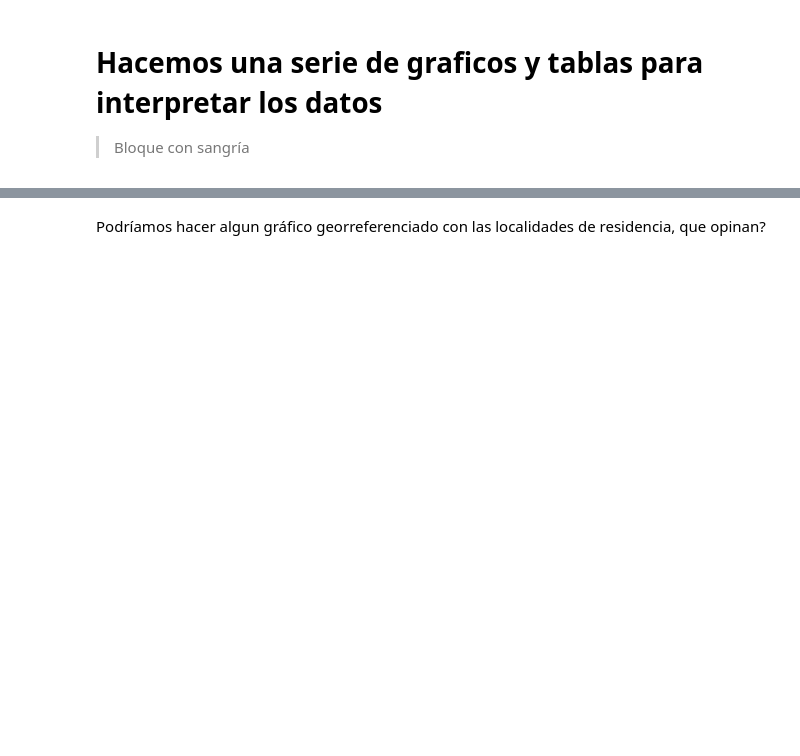
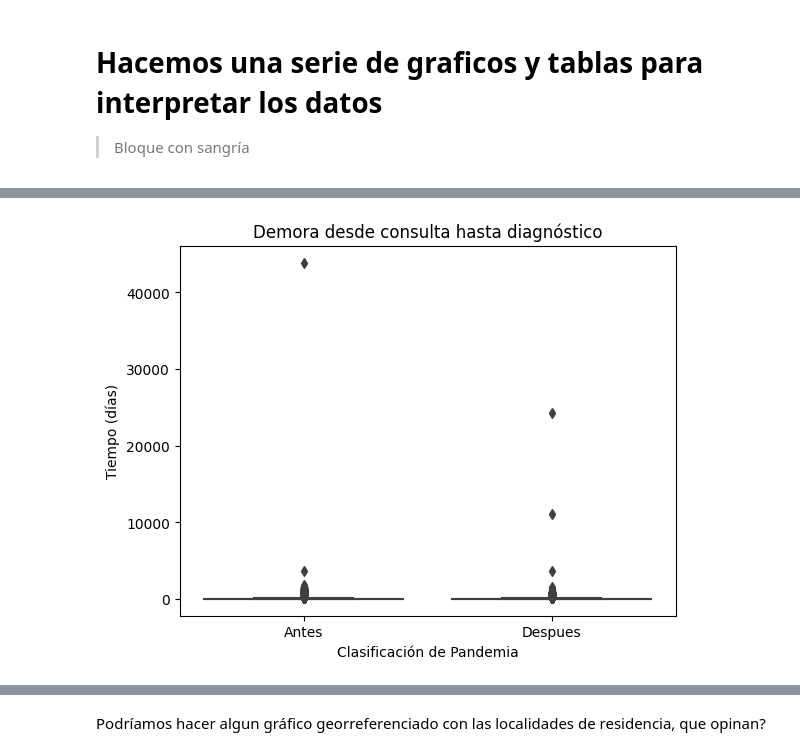
Before and after one commit to rominicky/diplocssoccomp, a Jupyter notebook: trabajo_final_TBC2019al2021(3).ipynb, the cells around one changed output, grey strips where cells are left out. Cells and saved outputs as stored; diff of their text form; code cells hidden in the pictures; blank space fills up the shorter version.

```diff
--- a/trabajo_final_TBC2019al2021(3).ipynb
+++ b/trabajo_final_TBC2019al2021(3).ipynb
@@ -484,19 +578,23 @@ plt.show()
 # %%
+import seaborn as sns
+import matplotlib.pyplot as plt
 
-import seaborn as sns
+# Convertir la columna 'CLASIFICACION_PANDEMIA' en un tipo de datos categórico en el DataFrame original
+base['CLASIFICACION_PANDEMIA'] = base['CLASIFICACION_PANDEMIA'].astype('category')
 
-base_filtrado = base[(base['TIEMPO_DEMORA'] > 0) & (base['TIEMPO_DEMORA'] < 100)]
 
 # Crear el diagrama de caja por categoría
-sns.boxplot(x='CLASIFICACION_PANDEMIA', y='TIEMPO_DEMORA', data=base_filtrado)
+sns.boxplot(x='CLASIFICACION_PANDEMIA', y='TIEMPO_DEMORA', data=base)
 
 # Añadir título y etiquetas a los ejes
-plt.title('Demora desde consulta hasta diagnostico')
-plt.xlabel('MOMENTO')
-plt.ylabel('TIEMPO')
+plt.title('Demora desde consulta hasta diagnóstico')
+plt.xlabel('Clasificación de Pandemia')
+plt.ylabel('Tiempo (días)')
 
 # Mostrar el diagrama
 plt.show()
+# %% [output]
+[figure, added]
 # %%
 import matplotlib.pyplot as plt
 
```
Also changed, not shown: parts of 33 cells of this notebook.
